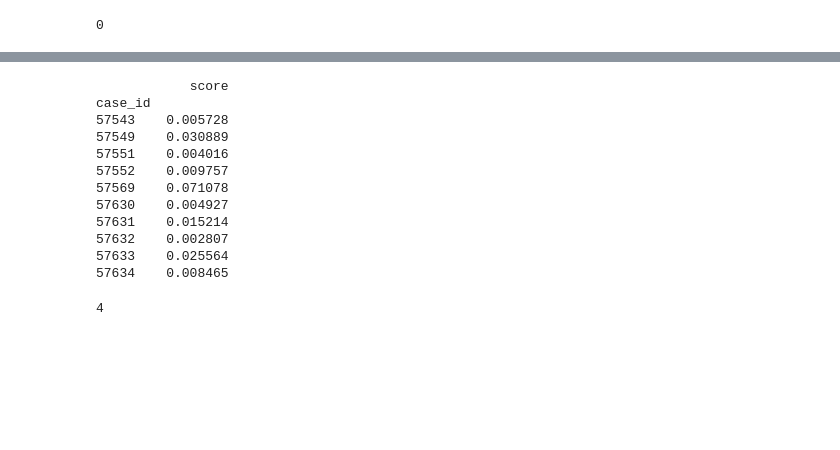
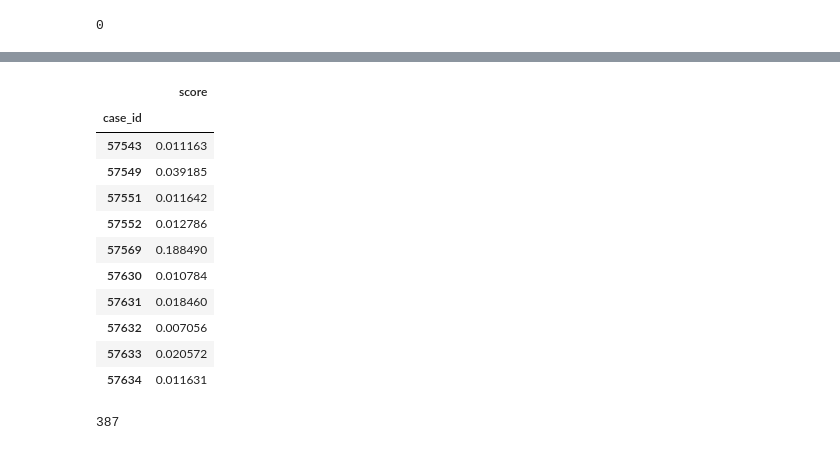
Before and after one commit to Dulina-Perera/Kaggle, a Jupyter notebook: Competitions/Home-Credit__Credit-Risk-Model-Stability/solution.ipynb, the cells around one changed output, grey strips where cells are left out. Saved outputs shown, nothing was run; the diff lists cells and outputs as text; code cells hidden in the pictures; blank space fills up the shorter version.

```diff
--- a/Competitions/Home-Credit__Credit-Risk-Model-Stability/solution.ipynb
+++ b/Competitions/Home-Credit__Credit-Risk-Model-Stability/solution.ipynb
@@ -450,31 +539,29 @@ Did not meet early stopping. Best iteration is:
 # %%
 X_test: pd.DataFrame = df_test.drop(columns=['week_num']).set_index('case_id')
 
+X_test[cat_cols] = X_test[cat_cols].astype("category")
+
 y_pred: pd.Series = pd.Series(model.predict_proba(X_test)[:, 1], index=X_test.index)
-
-df_subm = pd.read_csv(ROOT / 'sample_submission.csv')
-df_subm = df_subm.set_index('case_id')
 
 df_subm['score'] = y_pred
 
-with pl.Config(fmt_str_lengths=1000, tbl_rows=-1, tbl_width_chars=180):
-    print(df_subm)
+display(df_subm)
 
 df_subm.to_csv("submission.csv")
 
 del X_test, y_pred, df_subm
 gc.collect()
 # %% [output]
+|  | score |
+| case_id |  |
+| 57543 | 0.011163 |
+| 57549 | 0.039185 |
+| 57551 | 0.011642 |
+| 57552 | 0.012786 |
+| 57569 | 0.188490 |
+| 57630 | 0.010784 |
+| 57631 | 0.018460 |
+| 57632 | 0.007056 |
+| 57633 | 0.020572 |
+| 57634 | 0.011631 |
-            score
-case_id
-57543    0.005728
-57549    0.030889
-57551    0.004016
-57552    0.009757
-57569    0.071078
-57630    0.004927
-57631    0.015214
-57632    0.002807
-57633    0.025564
-57634    0.008465
+387
-4
```
Also changed, not shown: parts of 8 cells of this notebook.
